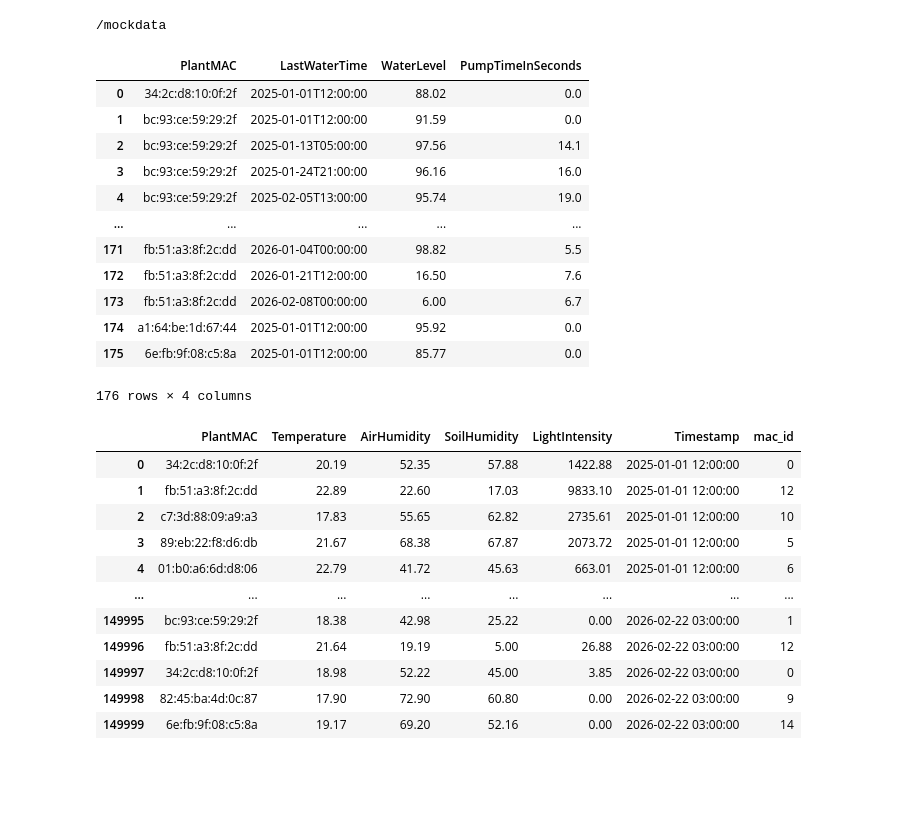
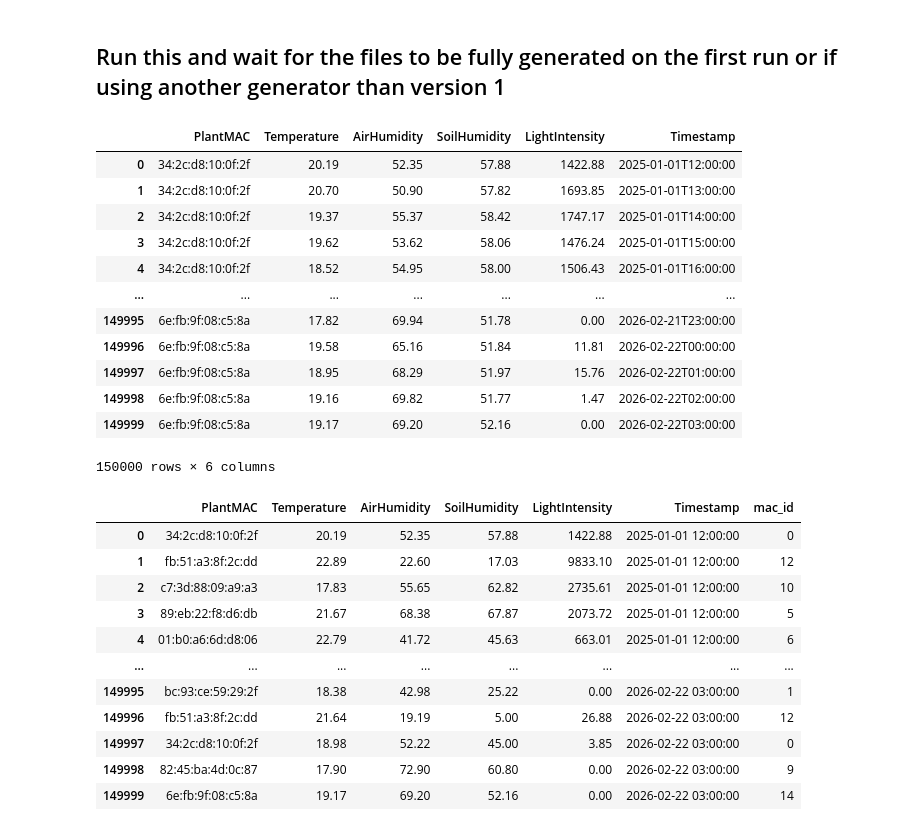
Before and after one commit to VIA-Plantify/Plantify-MachineLearning, a Jupyter notebook: datapreparation/DataPreparationGeneral.ipynb, the cells around one changed output. Drawn from its saved outputs; the diff is of its cells as text; code cells hidden in the pictures; blank space fills up the shorter version.

```diff
--- a/datapreparation/DataPreparationGeneral.ipynb
+++ b/datapreparation/DataPreparationGeneral.ipynb
@@ -1,31 +1,37 @@
+# %% [markdown]
+## Run this and wait for the files to be fully generated on the first run or if using another generator than version 1
 # %%
-import pandas as pd
-
-from datapreparation.data_preparation import Data_Preparation
-
-path = "../mockdata/"
-
-df_waterings = pd.read_csv(f'{path}waterings.csv')
-df_waterings = df_waterings.drop(columns=['PredictedFutureWaterTime'])
-df_sensors = pd.read_csv(f'{path}sensor_datas.csv')
-df_plants = pd.read_csv(f'{path}plants.csv')
-
-df_waterings
+# Run if no data, this is the specific data for this file
+#from datapreparation.mockdata import trial_generate_real
+#
+# trial_generate_real.main(plants_per_user=3,
+#         readings_per_plant=10_000,
+#         days_of_data=1000,
+#         waterings_per_plant=10_00,
+#         watering_threshold_percent=0.70)
-# %% [output]
-/mockdata
-|  | PlantMAC | LastWaterTime | WaterLevel | PumpTimeInSeconds |
-| 0 | 34:2c:d8:10:0f:2f | 2025-01-01T12:00:00 | 88.02 | 0.0 |
-| 1 | bc:93:ce:59:29:2f | 2025-01-01T12:00:00 | 91.59 | 0.0 |
-| 2 | bc:93:ce:59:29:2f | 2025-01-13T05:00:00 | 97.56 | 14.1 |
-| 3 | bc:93:ce:59:29:2f | 2025-01-24T21:00:00 | 96.16 | 16.0 |
-| 4 | bc:93:ce:59:29:2f | 2025-02-05T13:00:00 | 95.74 | 19.0 |
-| ... | ... | ... | ... | ... |
-| 171 | fb:51:a3:8f:2c:dd | 2026-01-04T00:00:00 | 98.82 | 5.5 |
-| 172 | fb:51:a3:8f:2c:dd | 2026-01-21T12:00:00 | 16.50 | 7.6 |
-| 173 | fb:51:a3:8f:2c:dd | 2026-02-08T00:00:00 | 6.00 | 6.7 |
-| 174 | a1:64:be:1d:67:44 | 2025-01-01T12:00:00 | 95.92 | 0.0 |
-| 175 | 6e:fb:9f:08:c5:8a | 2025-01-01T12:00:00 | 85.77 | 0.0 |
-176 rows × 4 columns
+# %%
+import pandas as pd
+path = "mockdata/"
+
+df_waterings = pd.read_csv(f'{path}waterings.csv')
+df_waterings = df_waterings.drop(columns=['PredictedFutureWaterTime'])
+df_sensors = pd.read_csv(f'{path}sensor_datas.csv')
+df_plants = pd.read_csv(f'{path}plants.csv')
+df_sensors
+# %% [output]
+|  | PlantMAC | Temperature | AirHumidity | SoilHumidity | LightIntensity | Timestamp |
+| 0 | 34:2c:d8:10:0f:2f | 20.19 | 52.35 | 57.88 | 1422.88 | 2025-01-01T12:00:00 |
+| 1 | 34:2c:d8:10:0f:2f | 20.70 | 50.90 | 57.82 | 1693.85 | 2025-01-01T13:00:00 |
+| 2 | 34:2c:d8:10:0f:2f | 19.37 | 55.37 | 58.42 | 1747.17 | 2025-01-01T14:00:00 |
+| 3 | 34:2c:d8:10:0f:2f | 19.62 | 53.62 | 58.06 | 1476.24 | 2025-01-01T15:00:00 |
+| 4 | 34:2c:d8:10:0f:2f | 18.52 | 54.95 | 58.00 | 1506.43 | 2025-01-01T16:00:00 |
+| ... | ... | ... | ... | ... | ... | ... |
+| 149995 | 6e:fb:9f:08:c5:8a | 17.82 | 69.94 | 51.78 | 0.00 | 2026-02-21T23:00:00 |
+| 149996 | 6e:fb:9f:08:c5:8a | 19.58 | 65.16 | 51.84 | 11.81 | 2026-02-22T00:00:00 |
+| 149997 | 6e:fb:9f:08:c5:8a | 18.95 | 68.29 | 51.97 | 15.76 | 2026-02-22T01:00:00 |
+| 149998 | 6e:fb:9f:08:c5:8a | 19.16 | 69.82 | 51.77 | 1.47 | 2026-02-22T02:00:00 |
+| 149999 | 6e:fb:9f:08:c5:8a | 19.17 | 69.20 | 52.16 | 0.00 | 2026-02-22T03:00:00 |
+150000 rows × 6 columns
 # %%
 #1 MAC Mapping
 mac_map = {mac: i for i, mac in enumerate(df_plants['MAC'].unique())}
```
Also changed, not shown: parts of 2 cells of this notebook, 22 other files.
